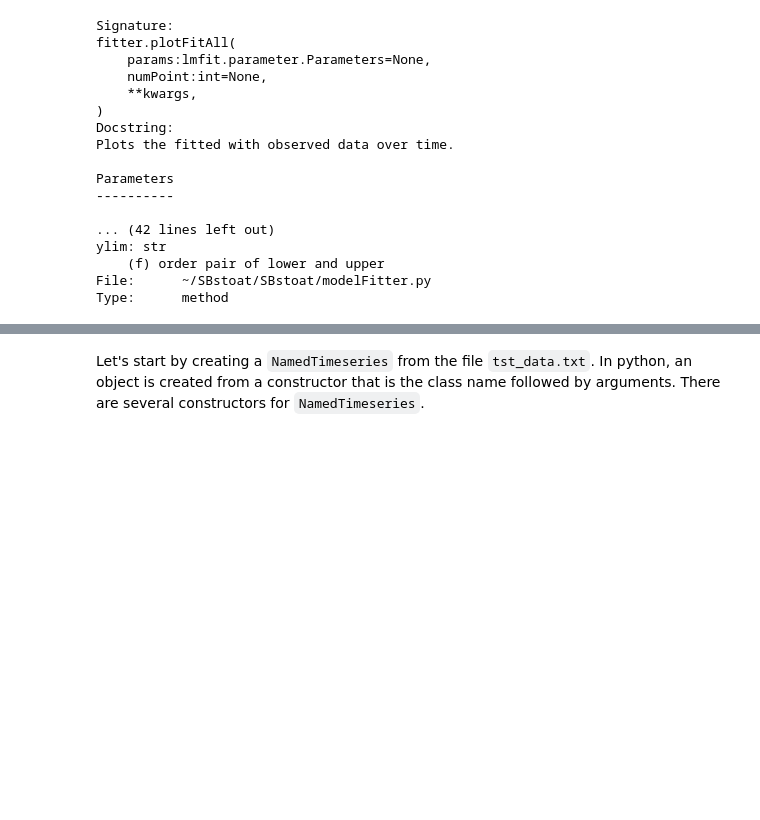
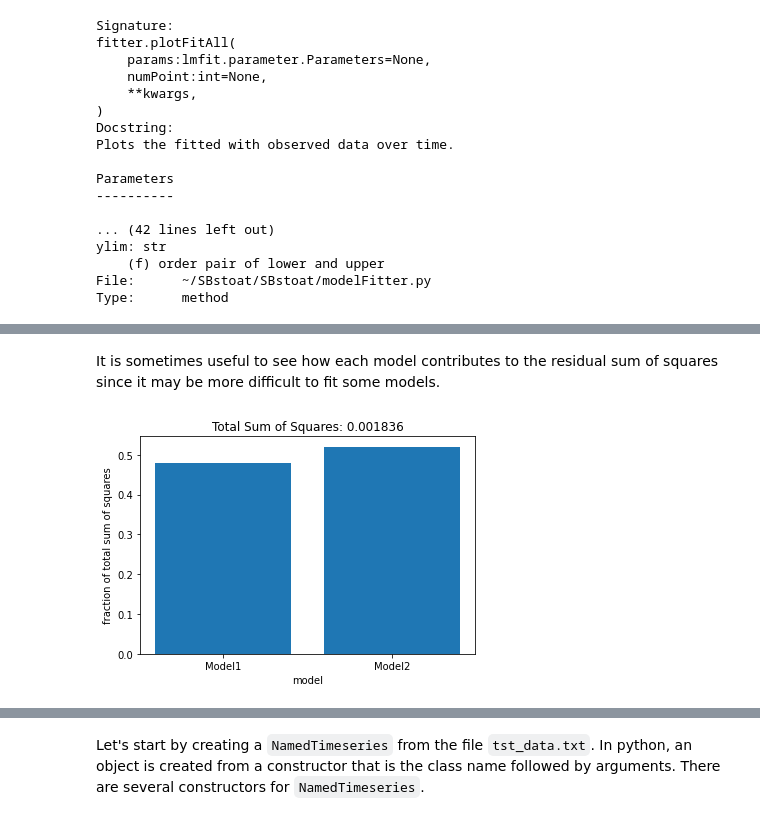
Before and after one commit to sys-bio/SBstoat, a Jupyter notebook: notebooks/Tutorial on Utilities for Model Fitting.ipynb, the cells around one changed output, grey strips where cells are left out. Saved outputs shown, nothing was run; the diff lists cells and outputs as text; code cells hidden in the pictures; blank space fills up the shorter version.

```diff
--- a/notebooks/Tutorial on Utilities for Model Fitting.ipynb
+++ b/notebooks/Tutorial on Utilities for Model Fitting.ipynb
@@ -213,0 +346,6 @@ k5
+# %% [markdown]
+It is sometimes useful to see how each model contributes to the residual sum of squares since it may be more difficult to fit some models.
+# %%
+suiteFitter.plotResidualsSSQ()
+# %% [output]
+[figure, added]
```
Also changed, not shown: parts of 24 cells of this notebook, 2 other files.
